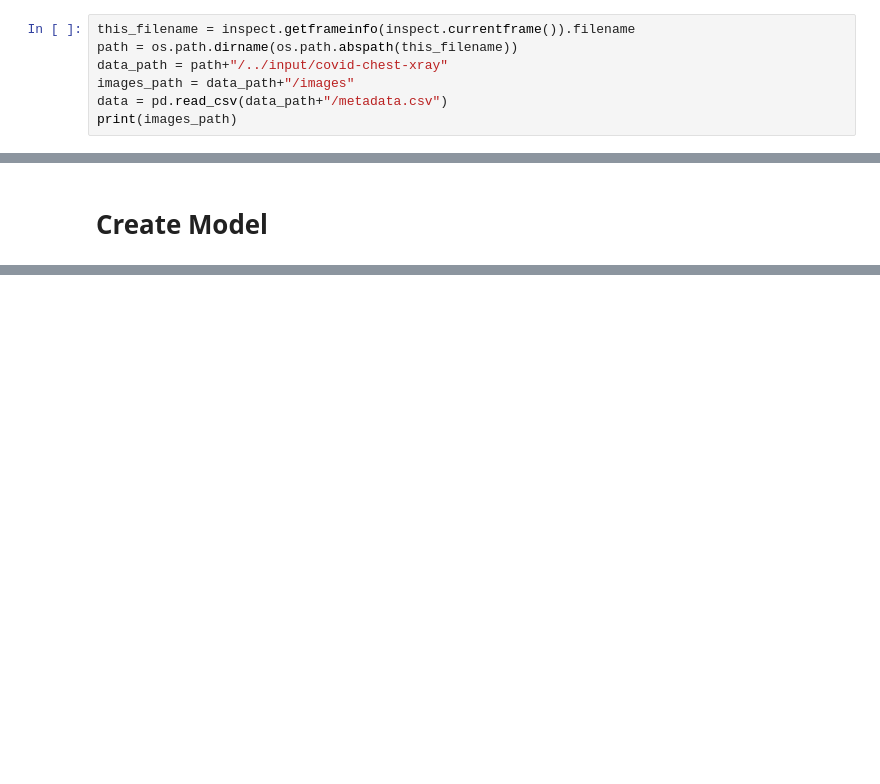
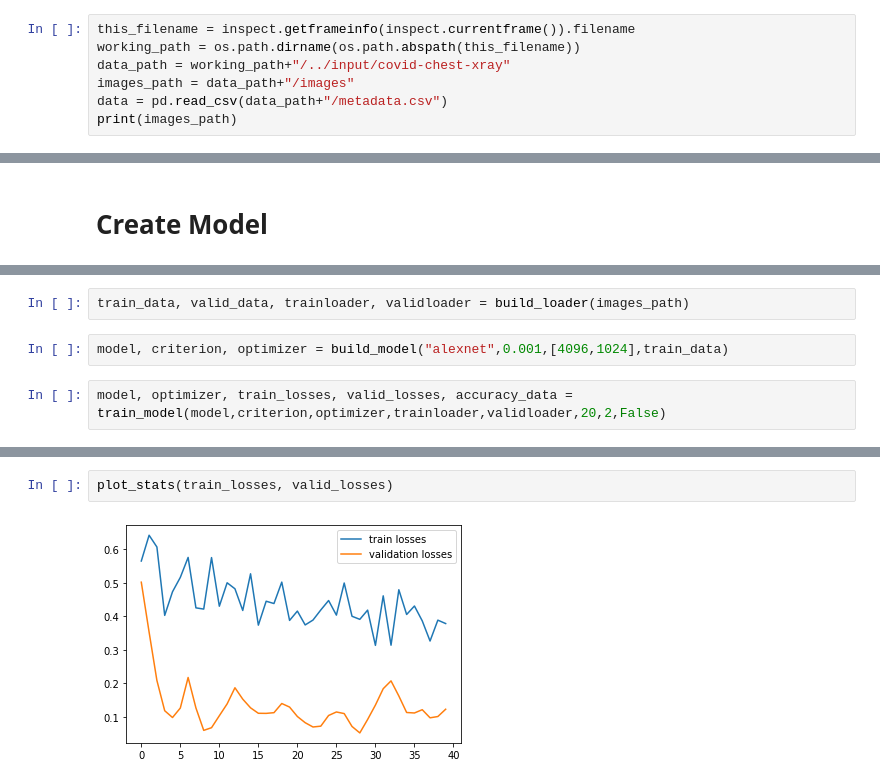
Before and after one commit to petejb88/python_projects, a Jupyter notebook: working/main.ipynb, the cells around one changed output, grey strips where cells are left out. Saved outputs shown, nothing was run; the diff lists cells and outputs as text; blank space fills up the shorter version.

Commit message:
split train to access functions
carved out model_functions, ran first modeling on xray data

```diff
--- a/working/main.ipynb
+++ b/working/main.ipynb
@@ -9,8 +11,8 @@ import shutil
 import json
 # %%
 this_filename = inspect.getframeinfo(inspect.currentframe()).filename
-path = os.path.dirname(os.path.abspath(this_filename))
-data_path = path+"/../input/covid-chest-xray"
+working_path = os.path.dirname(os.path.abspath(this_filename))
+data_path = working_path+"/../input/covid-chest-xray"
 images_path = data_path+"/images"
 data = pd.read_csv(data_path+"/metadata.csv")
 print(images_path)
@@ -199,0 +188,6 @@ def test(p,images_in_data):
+# %%
+train_data, valid_data, trainloader, validloader = build_loader(images_path)
+# %%
+model, criterion, optimizer = build_model("alexnet",0.001,[4096,1024],train_data)
+# %%
+model, optimizer, train_losses, valid_losses, accuracy_data = train_model(model,criterion,optimizer,trainloader,validloader,20,2,False)
@@ -199,0 +212,4 @@ def test(p,images_in_data):
+# %%
+plot_stats(train_losses, valid_losses)
+# %% [output]
+[figure, added]
```
Also changed, not shown: parts of 6 cells of this notebook, 5 other files.
